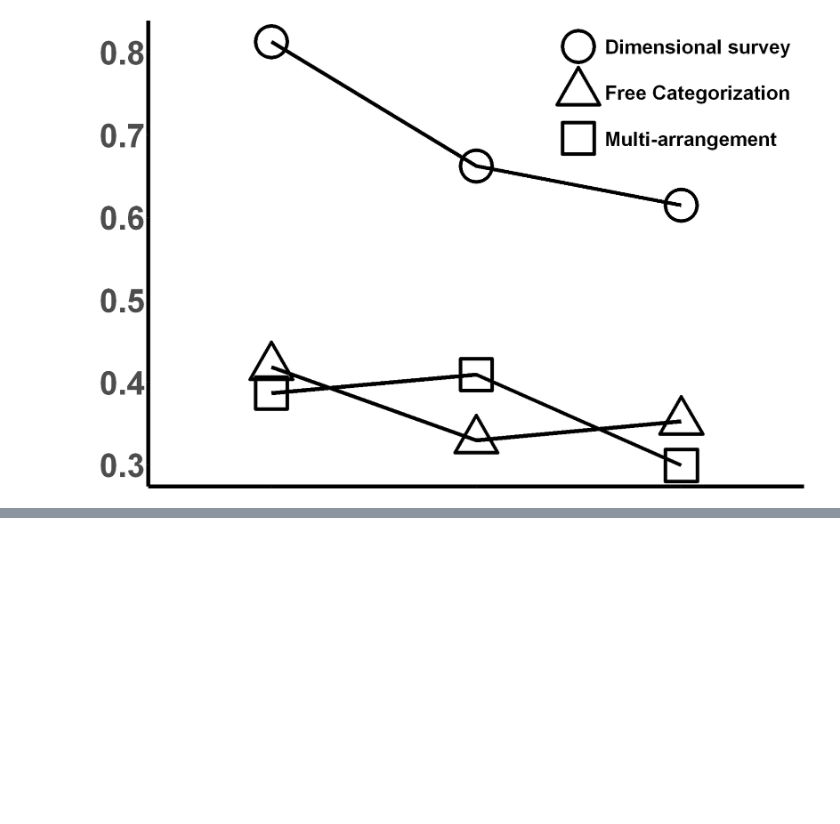
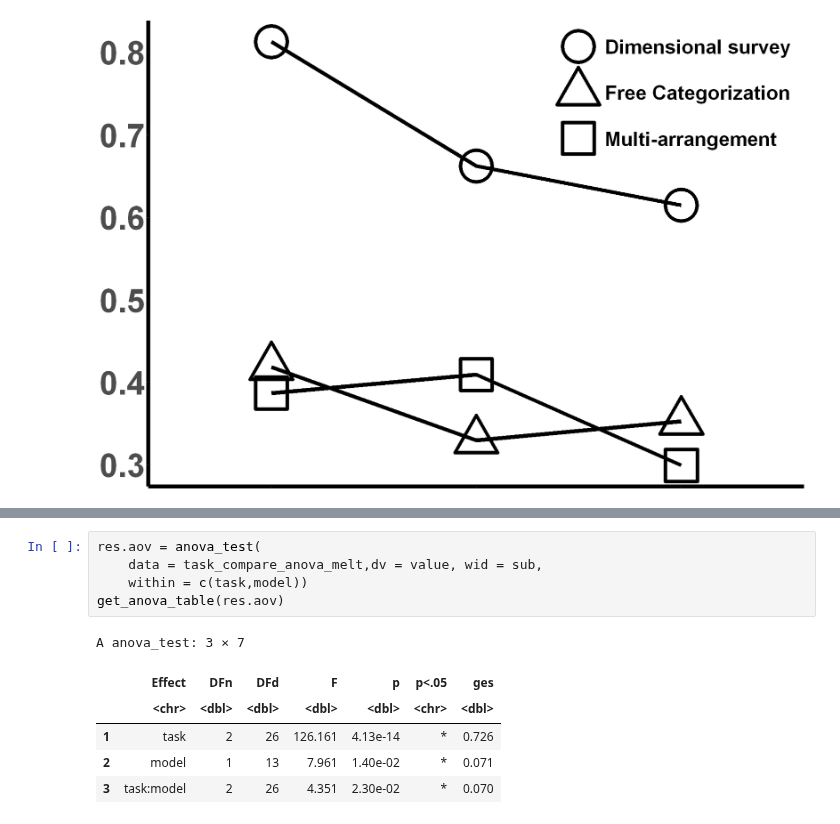
Before and after one commit to BNU-Wang-MSN-Lab/FAVEE-HPP, a Jupyter notebook: Study2/LoocvModelCompare/Task comparison.ipynb, the cells around one changed output, grey strips where cells are left out. Drawn from its saved outputs; the diff is of its cells as text; blank space fills up the shorter version.

```diff
--- a/Study2/LoocvModelCompare/Task comparison.ipynb
+++ b/Study2/LoocvModelCompare/Task comparison.ipynb
@@ -79,0 +122,12 @@ png
+# %%
+res.aov = anova_test(
+    data = task_compare_anova_melt,dv = value, wid = sub,
+    within = c(task,model))
+get_anova_table(res.aov)
+# %% [output]
+A anova_test: 3 × 7
+|  | Effect | DFn | DFd | F | p | p<.05 | ges |
+|  | <chr> | <dbl> | <dbl> | <dbl> | <dbl> | <chr> | <dbl> |
+| 1 | task | 2 | 26 | 126.161 | 4.13e-14 | * | 0.726 |
+| 2 | model | 1 | 13 | 7.961 | 1.40e-02 | * | 0.071 |
+| 3 | task:model | 2 | 26 | 4.351 | 2.30e-02 | * | 0.070 |
```
Also changed, not shown: parts of 6 cells of this notebook.
